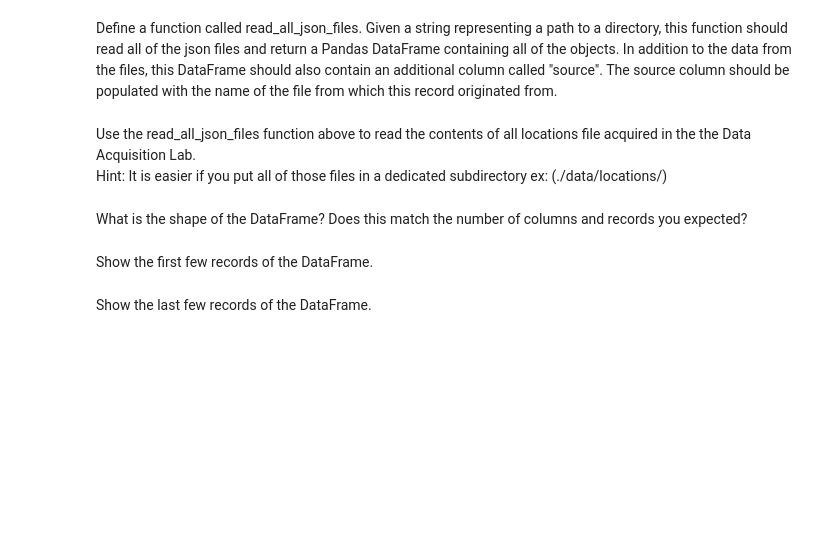
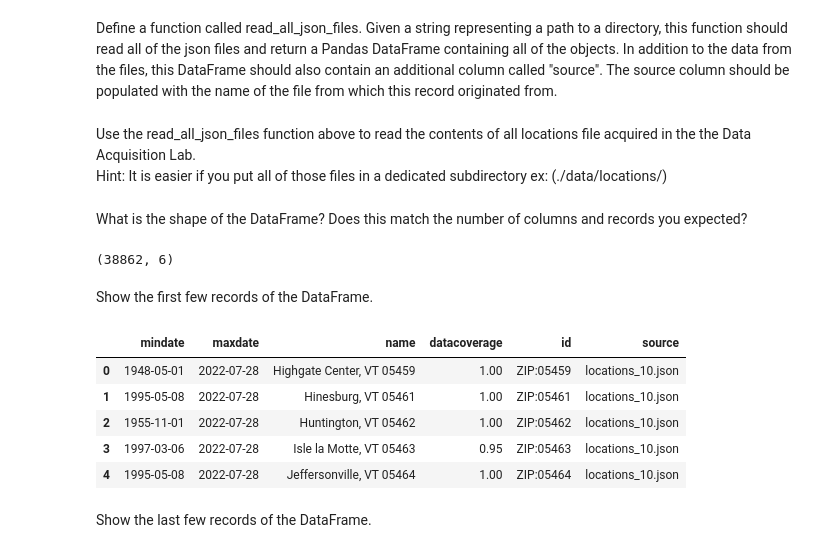
Before and after one commit to kbutalep/DataEngineering.Labs.NOAALocations, a Jupyter notebook: loading_locations_data_into_dataframes.ipynb, the cells around one changed output. Drawn from its saved outputs; the diff is of its cells as text; code cells hidden in the pictures; blank space fills up the shorter version.

```diff
--- a/loading_locations_data_into_dataframes.ipynb
+++ b/loading_locations_data_into_dataframes.ipynb
@@ -66,3 +82,17 @@ def read_all_json_files(JSON_ROOT):
+# %%
+# implement me
+def read_all_json_files(JSON_ROOT):
+    df = pd.DataFrame()
+    ser = pd.Series()
+    for file_name in os.listdir(JSON_ROOT):
+        if file_name.find('locations') == -1:
+            continue
+        file_path = 'data/locations/' + file_name
+        data = read_json(file_path)
+        for obj in data['results']:
+            obj['source'] = file_name
+        df = df.append(data['results'])
+    return df
 # %% [markdown]
 Use the read_all_json_files function above to read the contents of all locations file acquired in the the Data Acquisition Lab.
 Hint: It is easier if you put all of those files in a dedicated subdirectory ex: (./data/locations/)
@@ -72,10 +102,21 @@ df = read_all_json_files('./data/locations')
 What is the shape of the DataFrame? Does this match the number of columns and records you expected?
 # %%
 # Validate the shape of the DataFrame here
+df.shape
+# %% [output]
+(38862, 6)
 # %% [markdown]
 Show the first few records of the DataFrame.
 # %%
 # Show the first few records
+df.head()
+# %% [output]
+|  | mindate | maxdate | name | datacoverage | id | source |
+| 0 | 1948-05-01 | 2022-07-28 | Highgate Center, VT 05459 | 1.00 | ZIP:05459 | locations_10.json |
+| 1 | 1995-05-08 | 2022-07-28 | Hinesburg, VT 05461 | 1.00 | ZIP:05461 | locations_10.json |
+| 2 | 1955-11-01 | 2022-07-28 | Huntington, VT 05462 | 1.00 | ZIP:05462 | locations_10.json |
+| 3 | 1997-03-06 | 2022-07-28 | Isle la Motte, VT 05463 | 0.95 | ZIP:05463 | locations_10.json |
+| 4 | 1995-05-08 | 2022-07-28 | Jeffersonville, VT 05464 | 1.00 | ZIP:05464 | locations_10.json |
 # %% [markdown]
 Show the last few records of the DataFrame.
 # %%
```
Also changed, not shown: parts of 19 cells of this notebook, 1 other file.
